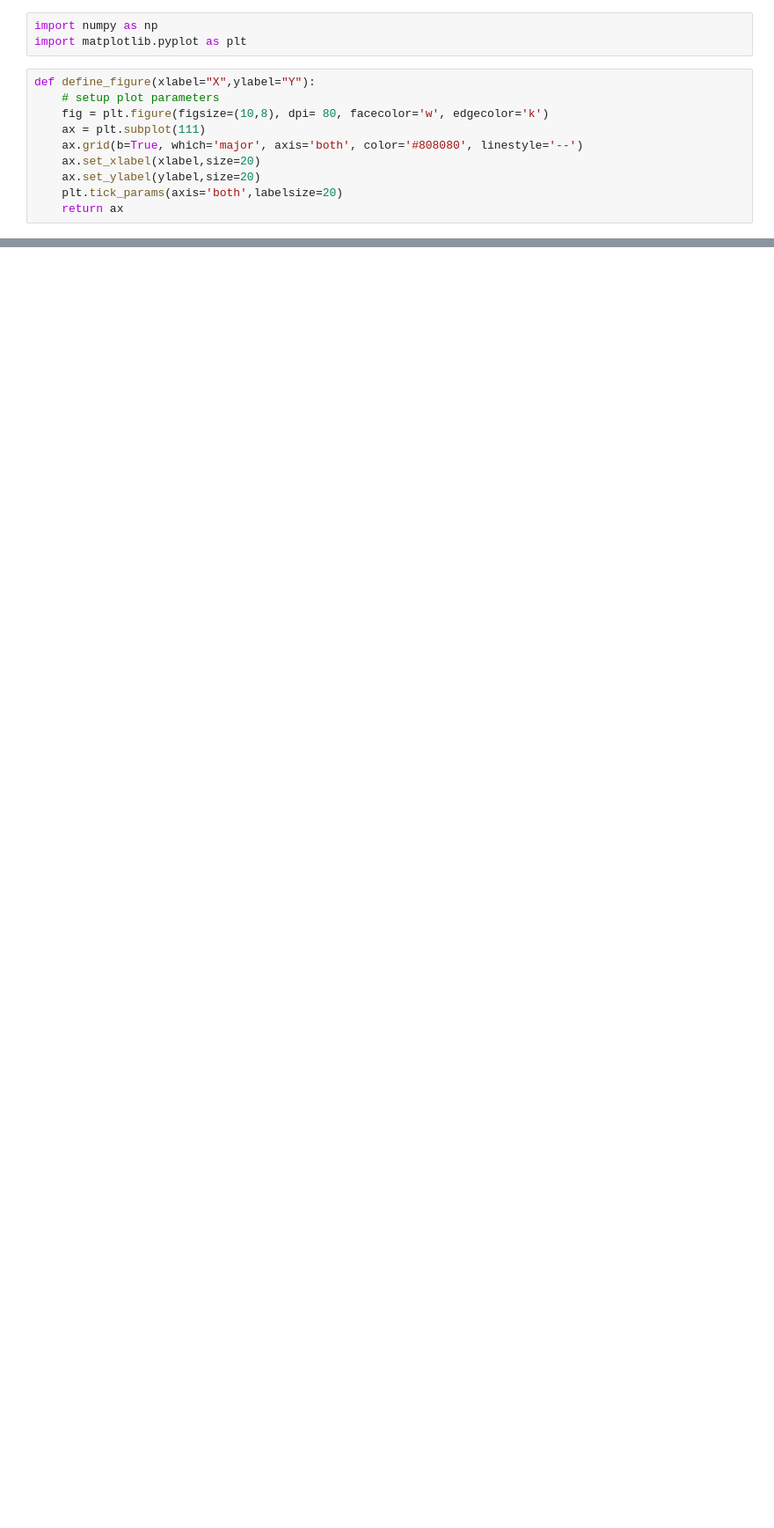
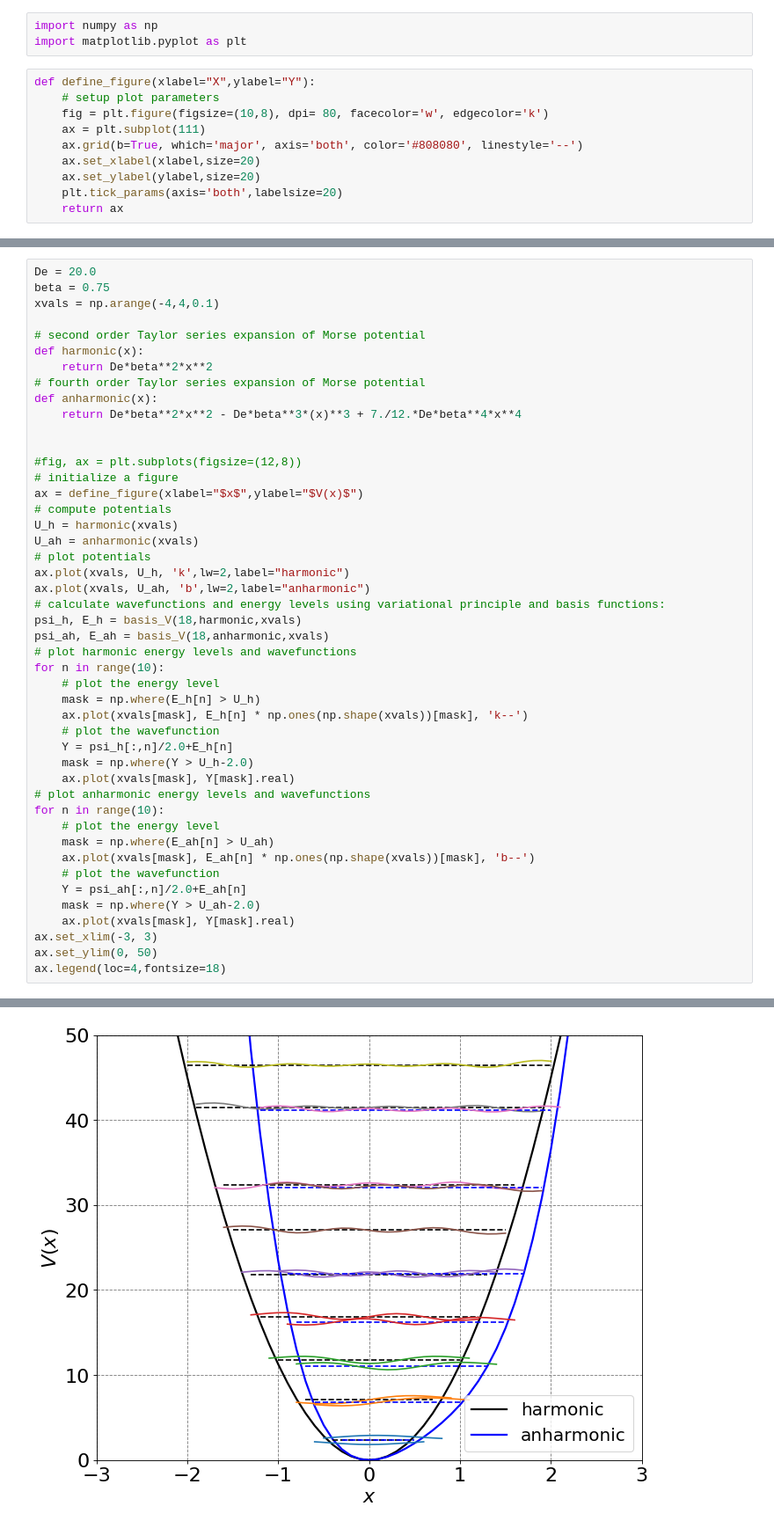
Before and after one commit to mccullaghlab/CHEM571A-FALL2018, a Jupyter notebook: notes/Morse Oscillator.ipynb, the cells around one changed output, grey strips where cells are left out. Shown at 88% size. Saved outputs shown, nothing was run; the diff lists cells and outputs as text; blank space fills up the shorter version.

```diff
--- a/notes/Morse Oscillator.ipynb
+++ b/notes/Morse Oscillator.ipynb
@@ -66,3 +65,50 @@ def basis_V(N,V):
         psi[:,A] /= np.sqrt(norm)
 
     return psi, H_eig_val
+# %%
+De = 20.0
+beta = 0.75
+xvals = np.arange(-4,4,0.1)
+
+# second order Taylor series expansion of Morse potential
+def harmonic(x):
+    return De*beta**2*x**2
+# fourth order Taylor series expansion of Morse potential
+def anharmonic(x):
+    return De*beta**2*x**2 - De*beta**3*(x)**3 + 7./12.*De*beta**4*x**4
+
+
+#fig, ax = plt.subplots(figsize=(12,8))
+# initialize a figure
+ax = define_figure(xlabel="$x$",ylabel="$V(x)$")
+# compute potentials
+U_h = harmonic(xvals)
+U_ah = anharmonic(xvals)
+# plot potentials
+ax.plot(xvals, U_h, 'k',lw=2,label="harmonic")
+ax.plot(xvals, U_ah, 'b',lw=2,label="anharmonic")
+# calculate wavefunctions and energy levels using variational principle and basis functions:
+psi_h, E_h = basis_V(18,harmonic,xvals)
+psi_ah, E_ah = basis_V(18,anharmonic,xvals)
+# plot harmonic energy levels and wavefunctions
+for n in range(10):
+    # plot the energy level
+    mask = np.where(E_h[n] > U_h)
+    ax.plot(xvals[mask], E_h[n] * np.ones(np.shape(xvals))[mask], 'k--')
+    # plot the wavefunction
+    Y = psi_h[:,n]/2.0+E_h[n]
+    mask = np.where(Y > U_h-2.0)
+    ax.plot(xvals[mask], Y[mask].real)
+# plot anharmonic energy levels and wavefunctions
+for n in range(10):
+    # plot the energy level
+    mask = np.where(E_ah[n] > U_ah)
+    ax.plot(xvals[mask], E_ah[n] * np.ones(np.shape(xvals))[mask], 'b--')
+    # plot the wavefunction
+    Y = psi_ah[:,n]/2.0+E_ah[n]
+    mask = np.where(Y > U_ah-2.0)
+    ax.plot(xvals[mask], Y[mask].real)
+ax.set_xlim(-3, 3)
+ax.set_ylim(0, 50)
+ax.legend(loc=4,fontsize=18)
+# %% [output]
@@ -69,3 +116,4 @@ def basis_V(N,V):
+[figure, added]
 # %%
 De = 20.0
 beta = 0.75
```
Also changed, not shown: parts of 3 cells of this notebook.
